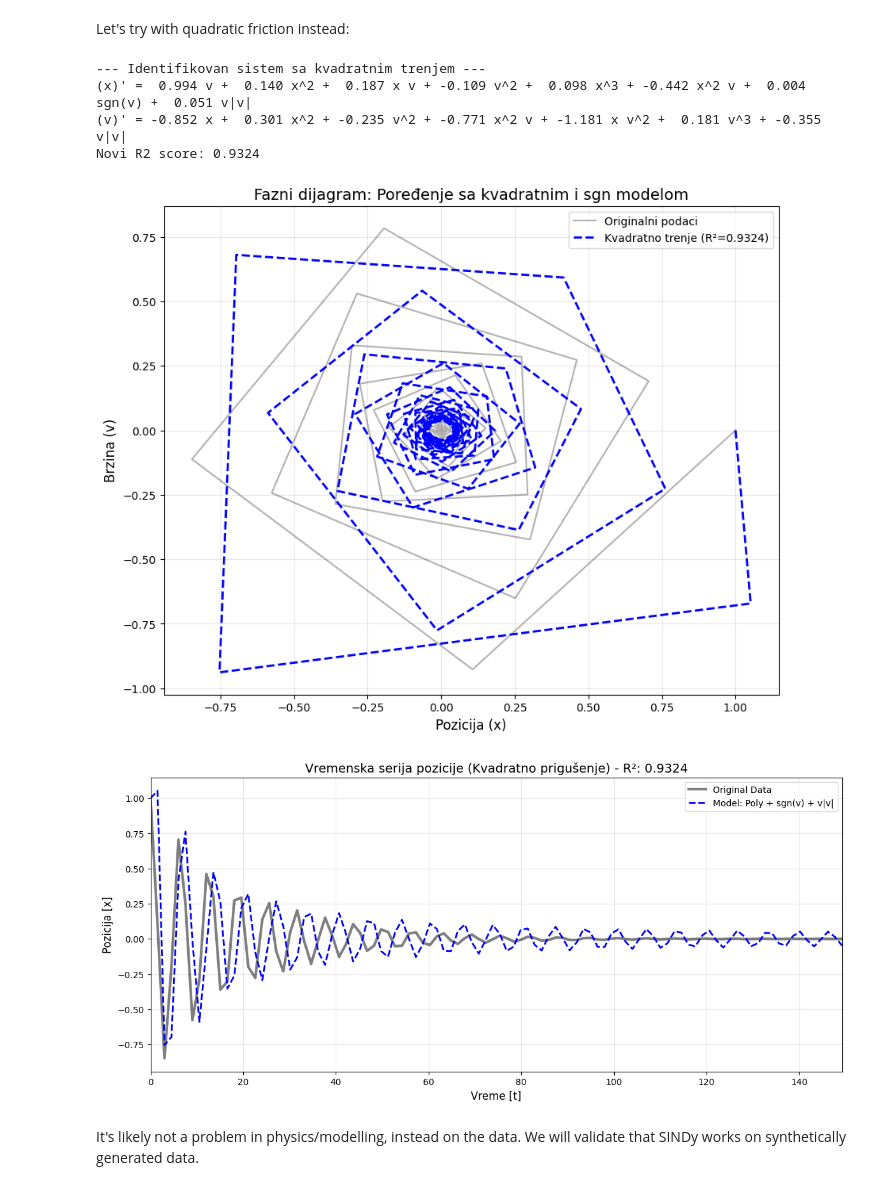
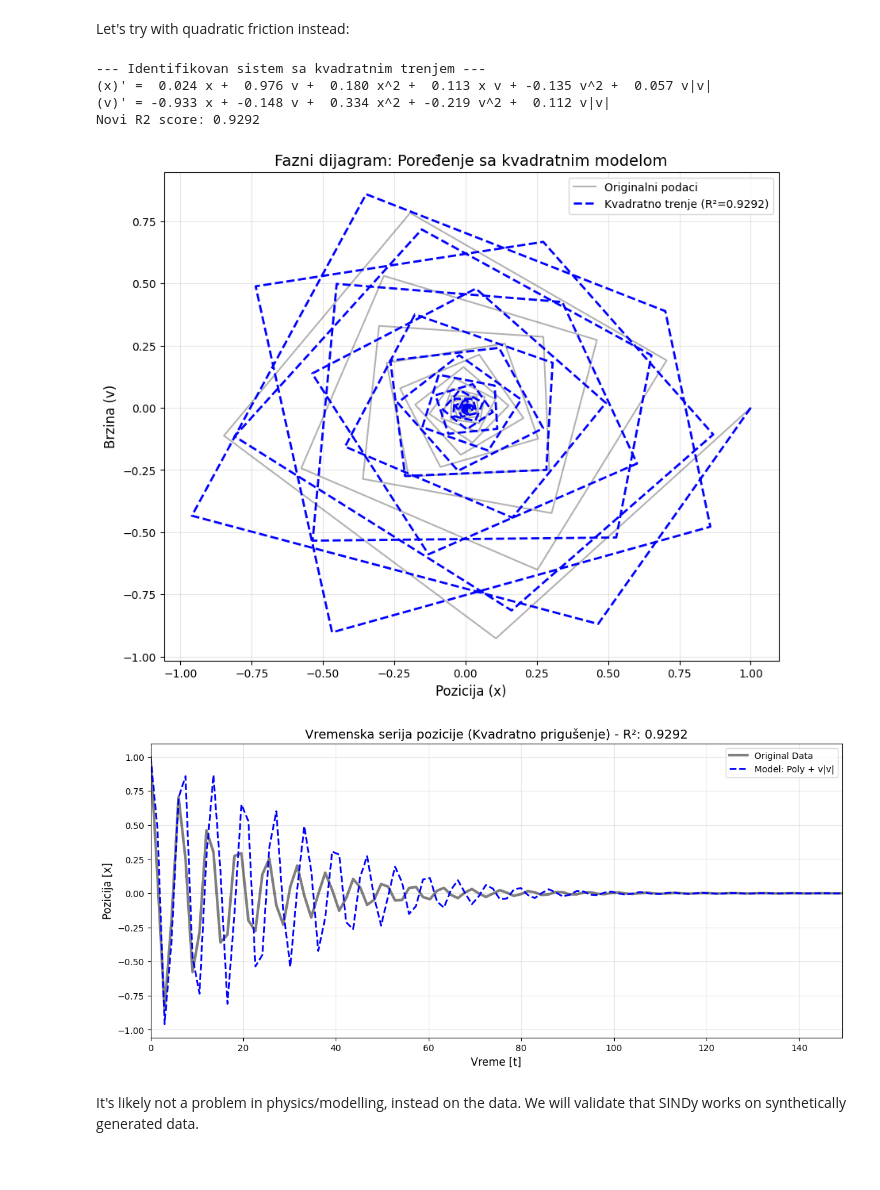
Before and after one commit to luka-lehotski/SINDy-rs, a Jupyter notebook: intro.ipynb, the cells around one changed output. Saved outputs shown, nothing was run; the diff lists cells and outputs as text; code cells hidden in the pictures.

```diff
--- a/intro.ipynb
+++ b/intro.ipynb
@@ -370,8 +370,8 @@ Let's try with quadratic friction instead:
 
 # 1. Nove funkcije: sgn(v) i v*|v|
 # v*abs(v) je ključno za aerodinamički otpor
-q_functions = [lambda x: np.sign(x), lambda x: x * np.abs(x)]
-q_names = [lambda x: f"sgn({x})", lambda x: f"{x}|{x}|"]
+q_functions = [lambda x: x * np.abs(x)]
+q_names = [lambda x: f"{x}|{x}|"]
 
 q_friction_lib = CustomLibrary(
     library_functions=q_functions,
@@ -405,9 +405,9 @@ model_q_simulate.print()
 print(f"Novi R2 score: {model_q_simulate.score(X, t=dt):.4f}")
 # %% [output]
 --- Identifikovan sistem sa kvadratnim trenjem ---
-(x)' =  0.994 v +  0.140 x^2 +  0.187 x v + -0.109 v^2 +  0.098 x^3 + -0.442 x^2 v +  0.004 sgn(v) +  0.051 v|v|
-(v)' = -0.852 x +  0.301 x^2 + -0.235 v^2 + -0.771 x^2 v + -1.181 x v^2 +  0.181 v^3 + -0.355 v|v|
-Novi R2 score: 0.9324
+(x)' =  0.024 x +  0.976 v +  0.180 x^2 +  0.113 x v + -0.135 v^2 +  0.057 v|v|
+(v)' = -0.933 x + -0.148 v +  0.334 x^2 + -0.219 v^2 +  0.112 v|v|
+Novi R2 score: 0.9292
 # %%
 import matplotlib.pyplot as plt
 
@@ -420,37 +420,37 @@ r2_q = model_q_simulate.score(X, t=dt)
 plt.figure(figsize=(10, 8))
 
 # Originalni podaci (Kaggle)
 plt.plot(X[:, 0], X[:, 1], 'k', alpha=0.3, label='Originalni podaci')
 
 # Model sa kvadratnim trenjem (v|v|)
 plt.plot(x_sim_q[:, 0], x_sim_q[:, 1], 'b--', lw=2, label=f'Kvadratno trenje (R²={r2_q:.4f})')
 
 plt.xlabel('Pozicija (x)', fontsize=12)
 plt.ylabel('Brzina (v)', fontsize=12)
-plt.title('Fazni dijagram: Poređenje sa kvadratnim i sgn modelom', fontsize=14)
+plt.title('Fazni dijagram: Poređenje sa kvadratnim modelom', fontsize=14)
 plt.legend()
 plt.grid(True, alpha=0.3)
 plt.show()
 
 # --- 3. TIME SERIES PLOT (x vs t) ---
 plt.figure(figsize=(14, 6))
 
 # Target podaci
 plt.plot(t_test, X[:len(t_test), 0], 'k', alpha=0.5, lw=3, label='Original Data')
 
 # Kvadratni model rekonsturkcija
-plt.plot(t_test, x_sim_q[:, 0], 'b--', lw=2, label='Model: Poly + sgn(v) + v|v|')
+plt.plot(t_test, x_sim_q[:, 0], 'b--', lw=2, label='Model: Poly + v|v|')
 
 plt.title(f"Vremenska serija pozicije (Kvadratno prigušenje) - R²: {r2_q:.4f}", fontsize=14)
 plt.xlabel("Vreme [t]", fontsize=12)
 plt.ylabel("Pozicija [x]", fontsize=12)
 plt.legend(loc='upper right')
 plt.grid(True, alpha=0.3)
 plt.xlim([0, t_test[99]]) # Fokus na prvih 500 koraka da se vidi faza
 plt.show()
 # %% [output]
-[figure, old version]
+[figure, new version]
-[figure, old version]
+[figure, new version]
 # %% [markdown]
 It's likely not a problem in physics/modelling, instead on the data. We will validate that SINDy works on synthetically generated data.
 # %%
```
